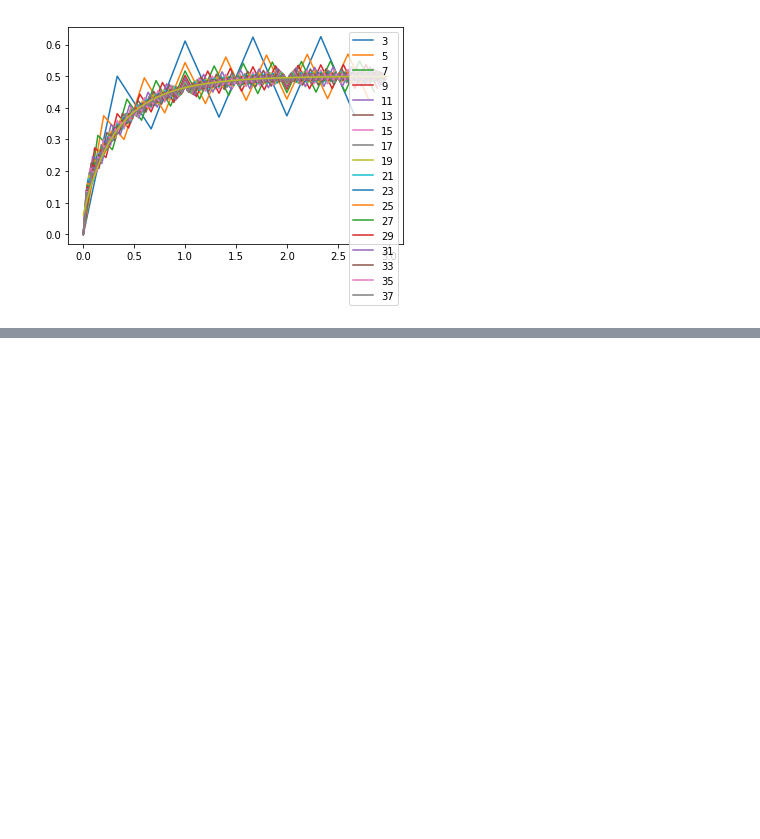
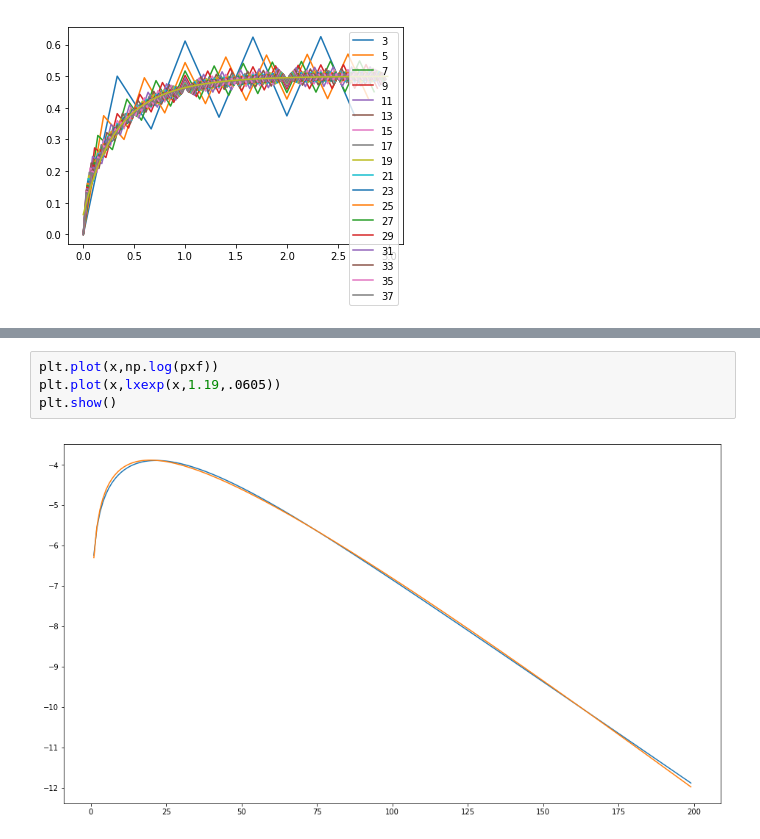
Before and after one commit to lukasgeyrhofer/flippingbits, a Jupyter notebook: dynamics.ipynb, the cells around one changed output, grey strips where cells are left out. Drawn from its saved outputs; the diff is of its cells as text; blank space fills up the shorter version.

```diff
--- a/dynamics.ipynb
+++ b/dynamics.ipynb
@@ -298,0 +367,6 @@ plt.show()
+# %%
+plt.plot(x,np.log(pxf))
+plt.plot(x,lxexp(x,1.19,.0605))
+plt.show()
+# %% [output]
+[figure, added]
```
Also changed, not shown: parts of 6 cells of this notebook, 1 other file.
